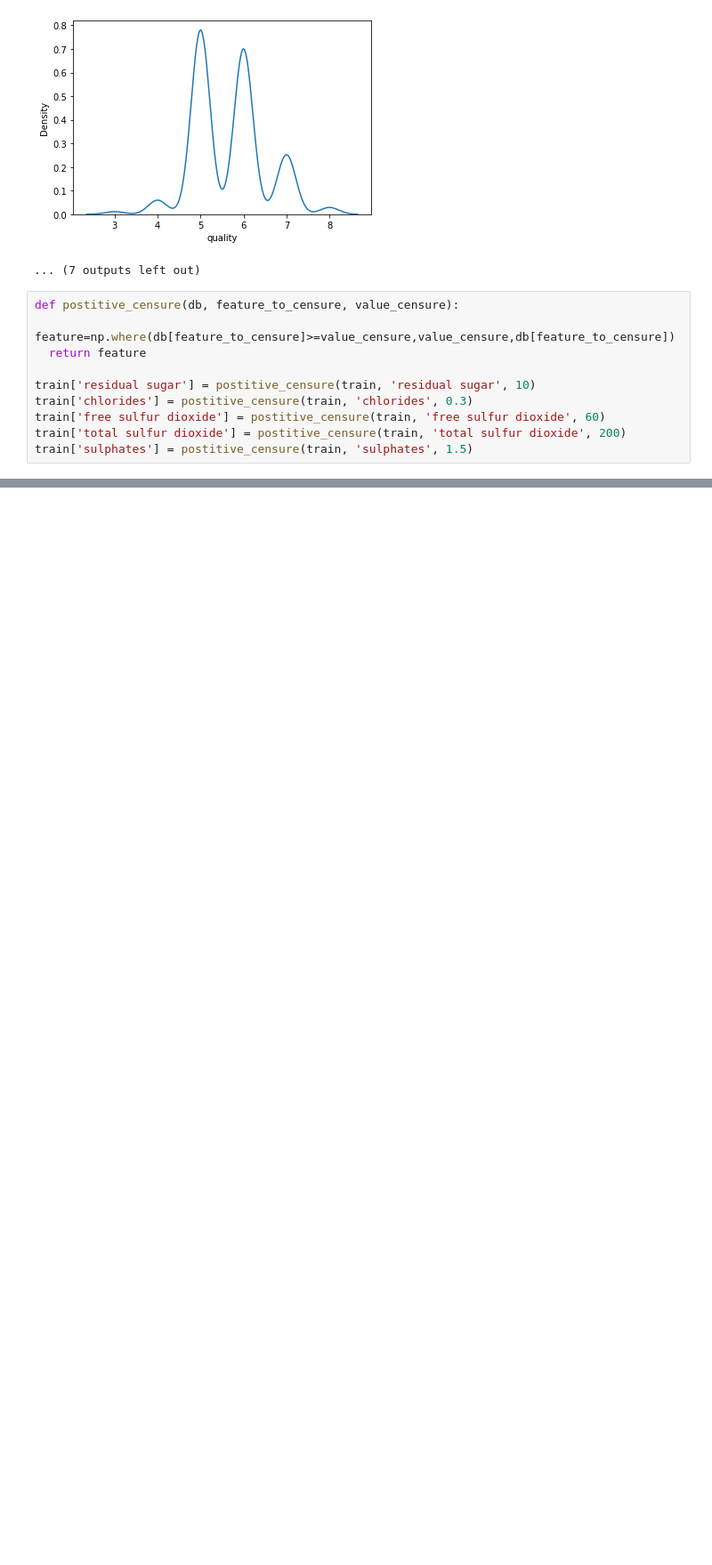
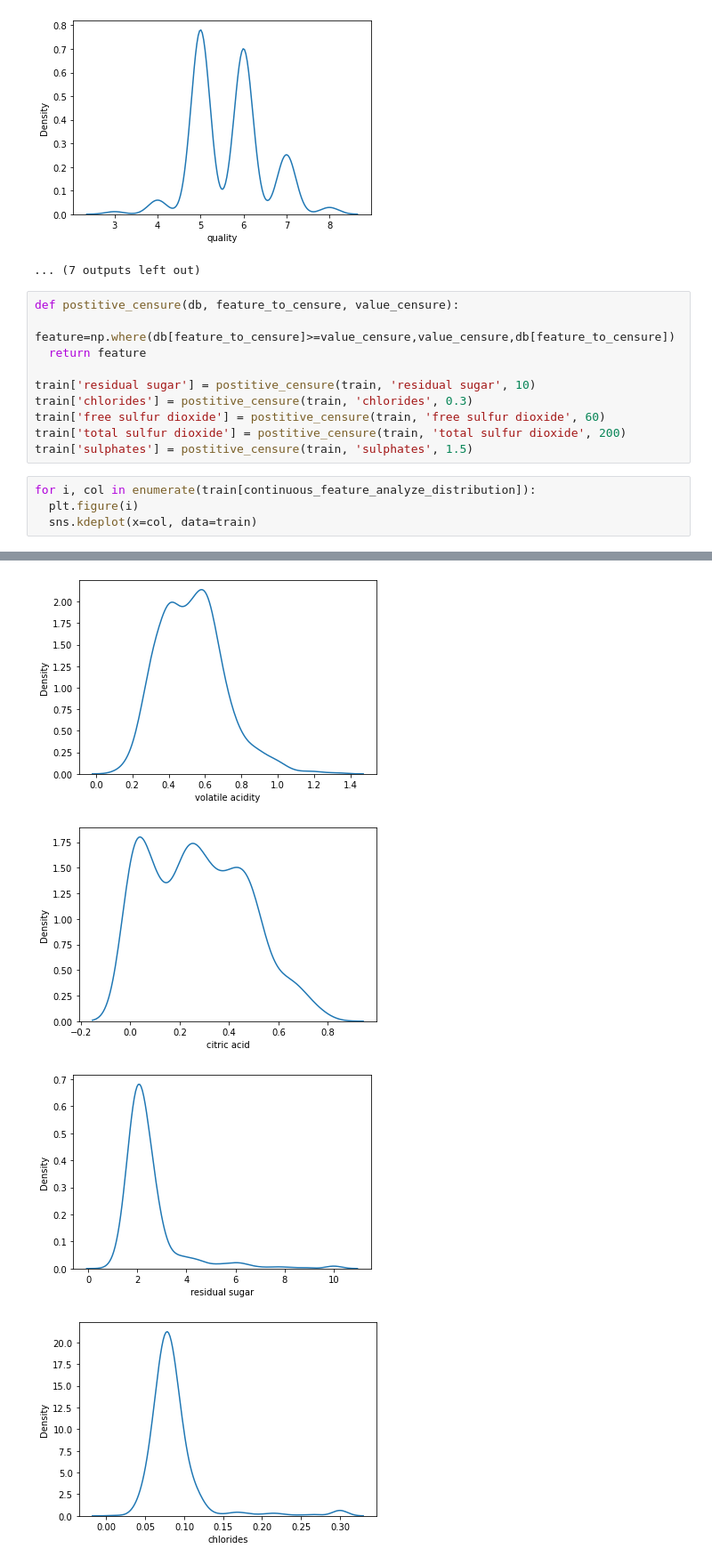
Before and after one commit to kristy25/AcademyPublic, a Jupyter notebook: Untitled0.ipynb, the cells around one changed output, grey strips where cells are left out. Shown at 89% size. Drawn from its saved outputs; the diff is of its cells as text; blank space fills up the shorter version.

```diff
--- a/Untitled0.ipynb
+++ b/Untitled0.ipynb
@@ -1523,3 +1559,8 @@ train['chlorides'] = postitive_censure(train, 'chlorides', 0.3)
 train['free sulfur dioxide'] = postitive_censure(train, 'free sulfur dioxide', 60)
 train['total sulfur dioxide'] = postitive_censure(train, 'total sulfur dioxide', 200)
 train['sulphates'] = postitive_censure(train, 'sulphates', 1.5)
+# %%
+for i, col in enumerate(train[continuous_feature_analyze_distribution]):
+  plt.figure(i)
+  sns.kdeplot(x=col, data=train)
+# %% [output]
@@ -1525,0 +1568,4 @@ train['sulphates'] = postitive_censure(train, 'sulphates', 1.5)
+[figure, added]
+[figure, added]
+[figure, added]
+[figure, added]
```
Also changed, not shown: parts of 9 cells of this notebook.
